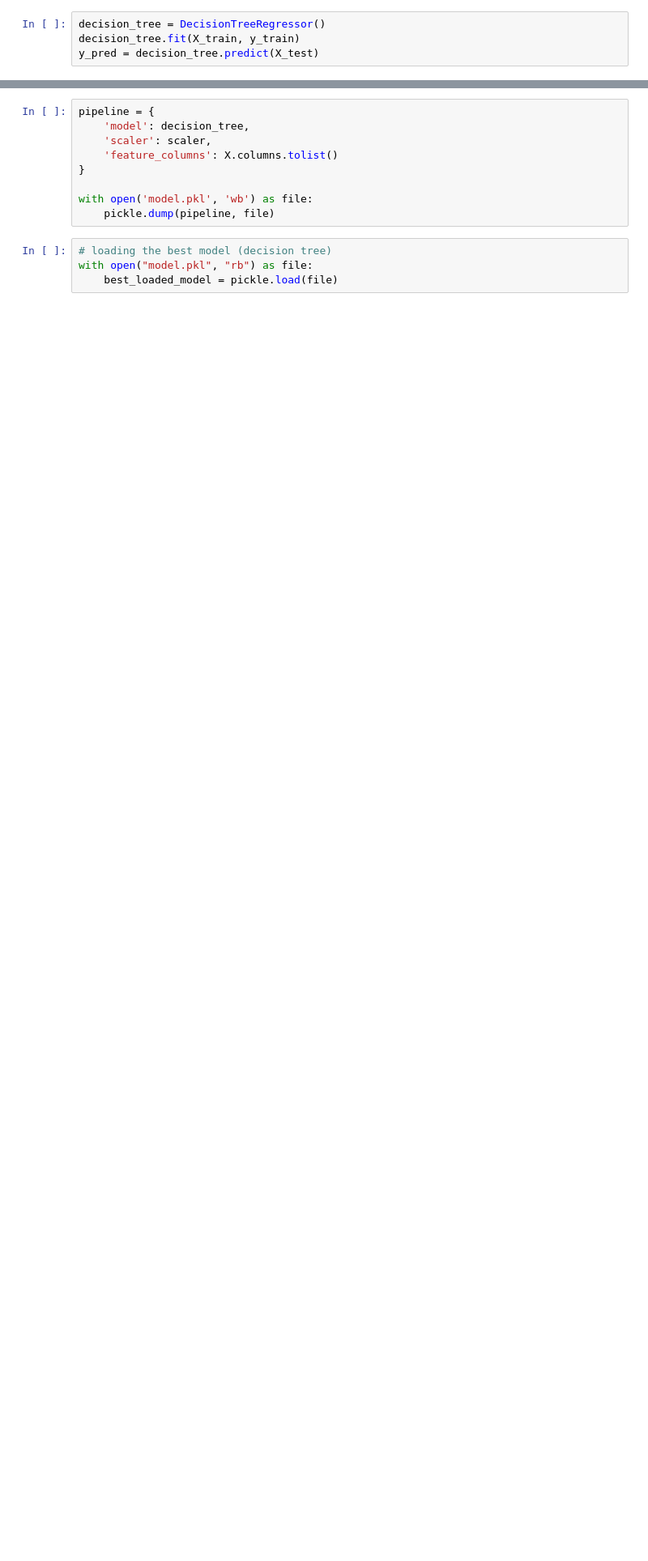
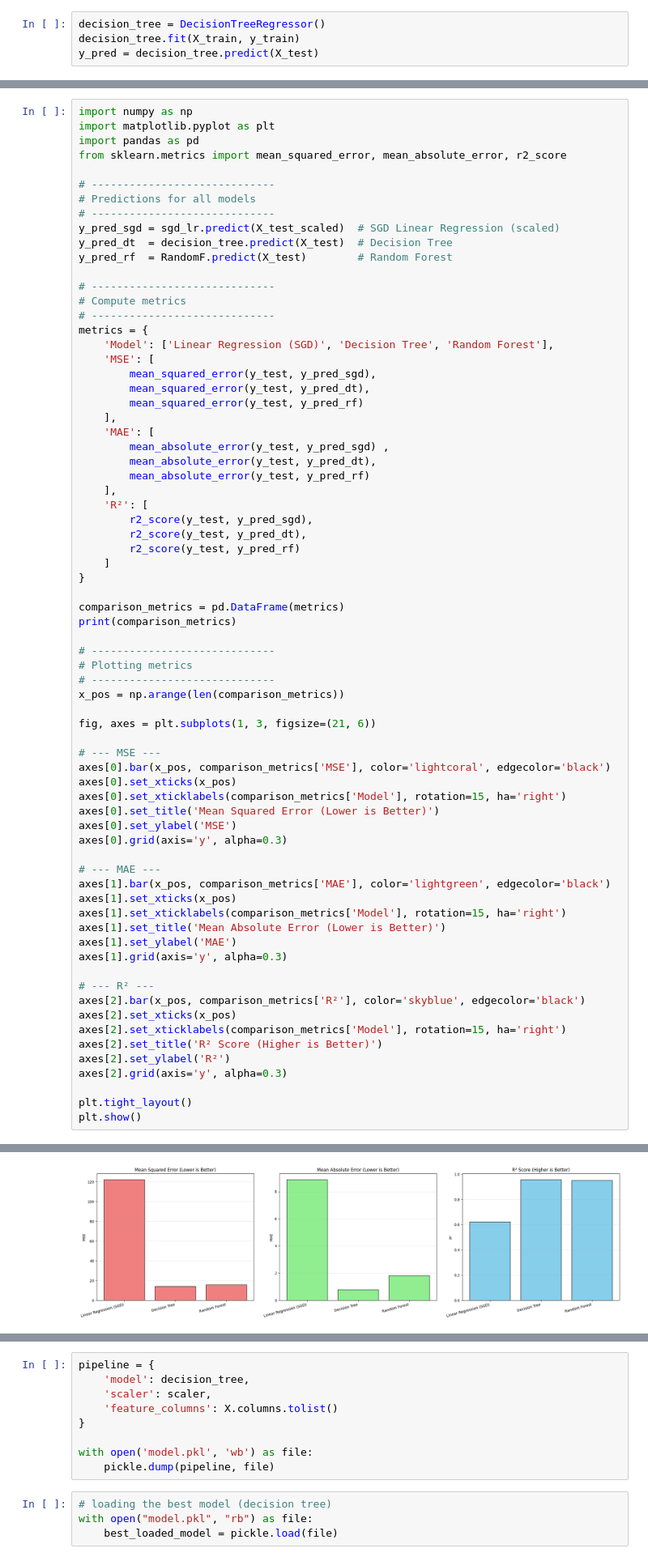
Before and after one commit to BirasaDivine/Maternal_Health_Risk_Mobile-App-Regression, a Jupyter notebook: MobileApp_Regression_Analysis.ipynb, the cells around one changed output, grey strips where cells are left out. Shown at 81% size. Cells and saved outputs as stored; diff of their text form; blank space fills up the shorter version.

```diff
--- a/MobileApp_Regression_Analysis.ipynb
+++ b/MobileApp_Regression_Analysis.ipynb
@@ -349,0 +327,72 @@ print(comparison_metrics)
+# %%
+import numpy as np
+import matplotlib.pyplot as plt
+import pandas as pd
+from sklearn.metrics import mean_squared_error, mean_absolute_error, r2_score
+
+# -----------------------------
+# Predictions for all models
+# -----------------------------
+y_pred_sgd = sgd_lr.predict(X_test_scaled)  # SGD Linear Regression (scaled)
+y_pred_dt  = decision_tree.predict(X_test)  # Decision Tree
+y_pred_rf  = RandomF.predict(X_test)        # Random Forest
+
+# -----------------------------
+# Compute metrics
+# -----------------------------
+metrics = {
+    'Model': ['Linear Regression (SGD)', 'Decision Tree', 'Random Forest'],
+    'MSE': [
+        mean_squared_error(y_test, y_pred_sgd),
+        mean_squared_error(y_test, y_pred_dt),
+        mean_squared_error(y_test, y_pred_rf)
+    ],
+    'MAE': [
+        mean_absolute_error(y_test, y_pred_sgd) ,
+        mean_absolute_error(y_test, y_pred_dt),
+        mean_absolute_error(y_test, y_pred_rf)
+    ],
+    'R²': [
+        r2_score(y_test, y_pred_sgd),
+        r2_score(y_test, y_pred_dt),
+        r2_score(y_test, y_pred_rf)
+    ]
+}
+
+comparison_metrics = pd.DataFrame(metrics)
+print(comparison_metrics)
+
+# -----------------------------
+# Plotting metrics
+# -----------------------------
+x_pos = np.arange(len(comparison_metrics))
+
+fig, axes = plt.subplots(1, 3, figsize=(21, 6))
+
+# --- MSE ---
+axes[0].bar(x_pos, comparison_metrics['MSE'], color='lightcoral', edgecolor='black')
+axes[0].set_xticks(x_pos)
+axes[0].set_xticklabels(comparison_metrics['Model'], rotation=15, ha='right')
+axes[0].set_title('Mean Squared Error (Lower is Better)')
+axes[0].set_ylabel('MSE')
+axes[0].grid(axis='y', alpha=0.3)
+
+# --- MAE ---
+axes[1].bar(x_pos, comparison_metrics['MAE'], color='lightgreen', edgecolor='black')
+axes[1].set_xticks(x_pos)
+axes[1].set_xticklabels(comparison_metrics['Model'], rotation=15, ha='right')
+axes[1].set_title('Mean Absolute Error (Lower is Better)')
+axes[1].set_ylabel('MAE')
+axes[1].grid(axis='y', alpha=0.3)
+
+# --- R² ---
+axes[2].bar(x_pos, comparison_metrics['R²'], color='skyblue', edgecolor='black')
+axes[2].set_xticks(x_pos)
+axes[2].set_xticklabels(comparison_metrics['Model'], rotation=15, ha='right')
+axes[2].set_title('R² Score (Higher is Better)')
+axes[2].set_ylabel('R²')
+axes[2].grid(axis='y', alpha=0.3)
+
+plt.tight_layout()
+plt.show()
+# %% [output]
@@ -350 +403,2 @@ print(comparison_metrics)
+[figure, added]
 # %%
```
Also changed, not shown: parts of 21 cells of this notebook.
